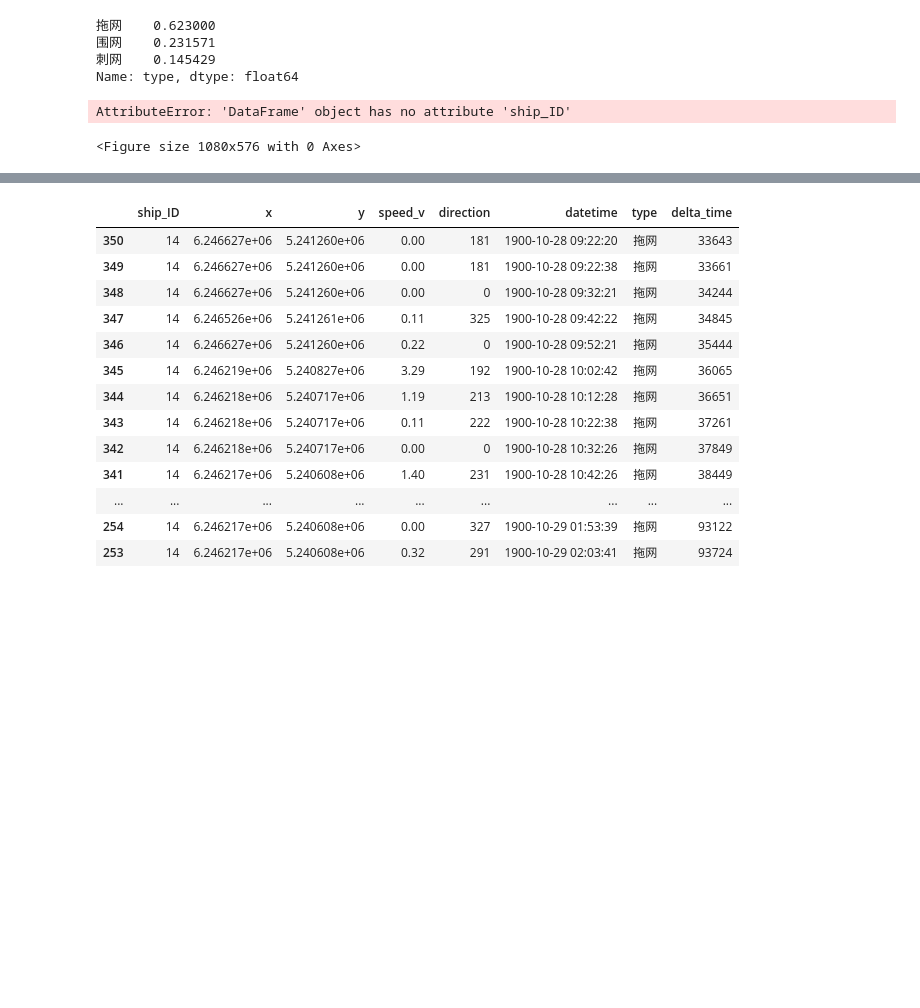
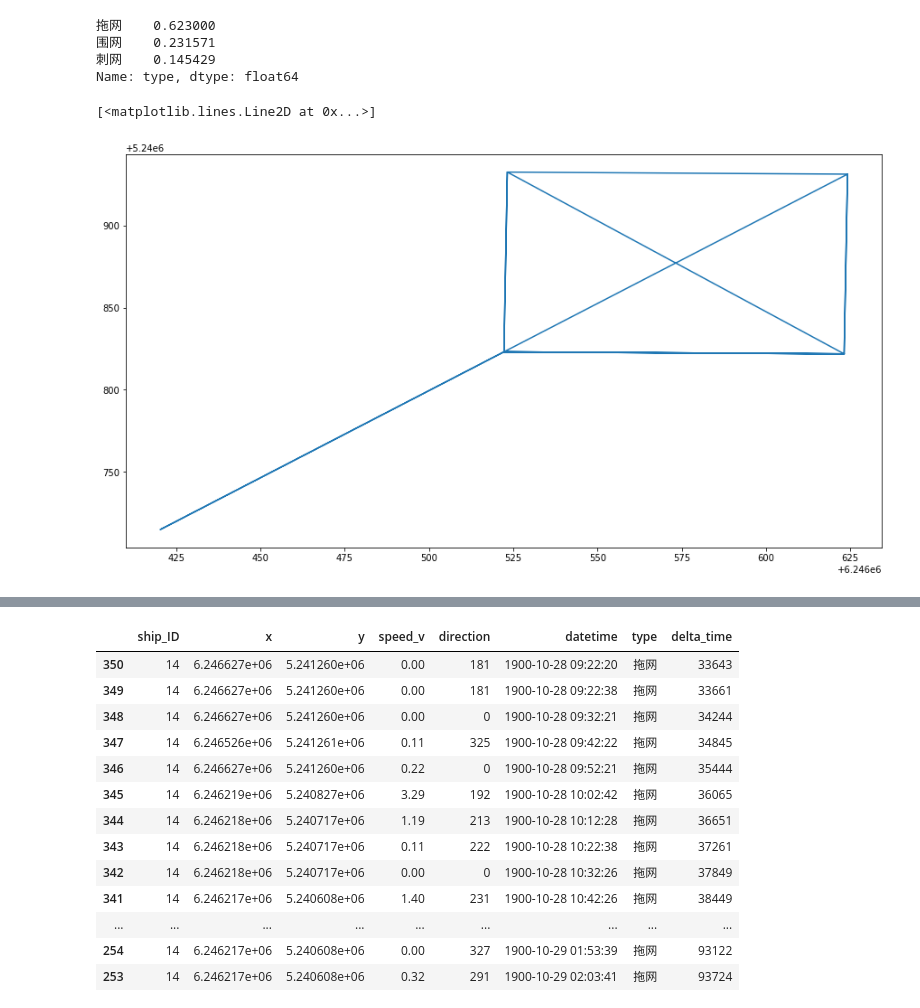
Before and after one commit to xzz666/tianchi_ship_2019, a Jupyter notebook: working/101_eda.ipynb, the cells around one changed output, grey strips where cells are left out. Drawn from its saved outputs; the diff is of its cells as text; code cells hidden in the pictures; blank space fills up the shorter version.

```diff
--- a/working/101_eda.ipynb
+++ b/working/101_eda.ipynb
@@ -417,9 +417,11 @@ train_range['type'].value_counts(normalize=True)
 围网    0.231571
 刺网    0.145429
 Name: type, dtype: float64
-# %%
-plt.figure(figsize=(15,8))
-plt.plot(train_range.ship_ID,train_range.x_max_x_min)
-# %% [output]
-AttributeError: 'DataFrame' object has no attribute 'ship_ID'
-<Figure size 1080x576 with 0 Axes>
+# %%
+c = train[train['ship_ID'] == 378]
+
+plt.figure(figsize=(15,8))
+plt.plot(c.x,c.y)
+# %% [output]
+[<matplotlib.lines.Line2D at 0x...>]
+[figure, added]
```
Also changed, not shown: parts of 2 cells of this notebook.
